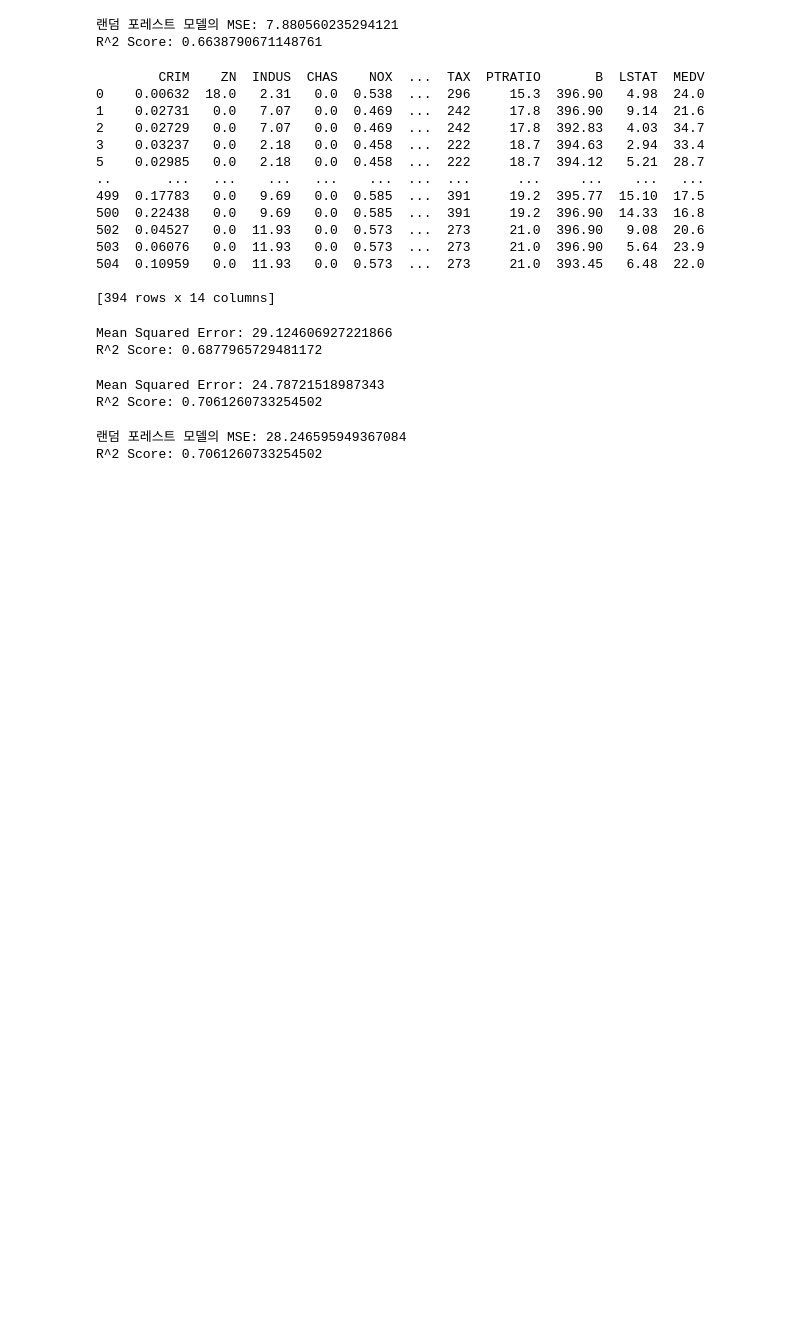
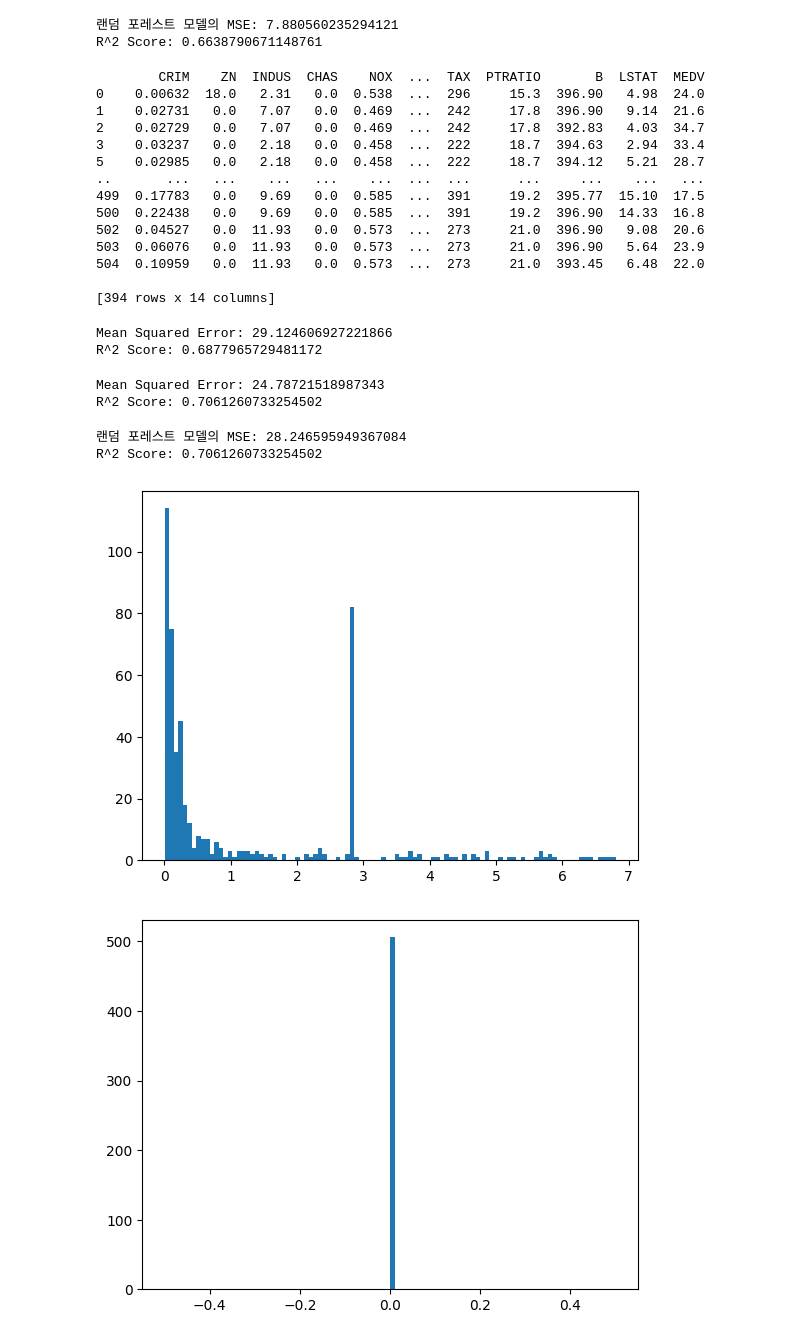
Before and after one commit to bubpen/sparta, a Jupyter notebook: machine_learning/supervised_learning.ipynb, the cells around one changed output. Saved outputs shown, nothing was run; the diff lists cells and outputs as text; code cells hidden in the pictures; blank space fills up the shorter version.

```diff
--- a/machine_learning/supervised_learning.ipynb
+++ b/machine_learning/supervised_learning.ipynb
@@ -251,3 +239,13 @@ print(f'R^2 Score: {r2}')
 # %% [output]
 랜덤 포레스트 모델의 MSE: 28.246595949367084
 R^2 Score: 0.7061260733254502
+# %%
+for i in df_median.columns:
+    N = len(df_median[i])
+    X = df_median[i]
+
+    plt.hist(X,bins = 100, label = i)
+    plt.show()
+# %% [output]
+[figure, added]
+[figure, added]
```
Also changed, not shown: parts of 3 cells of this notebook.
